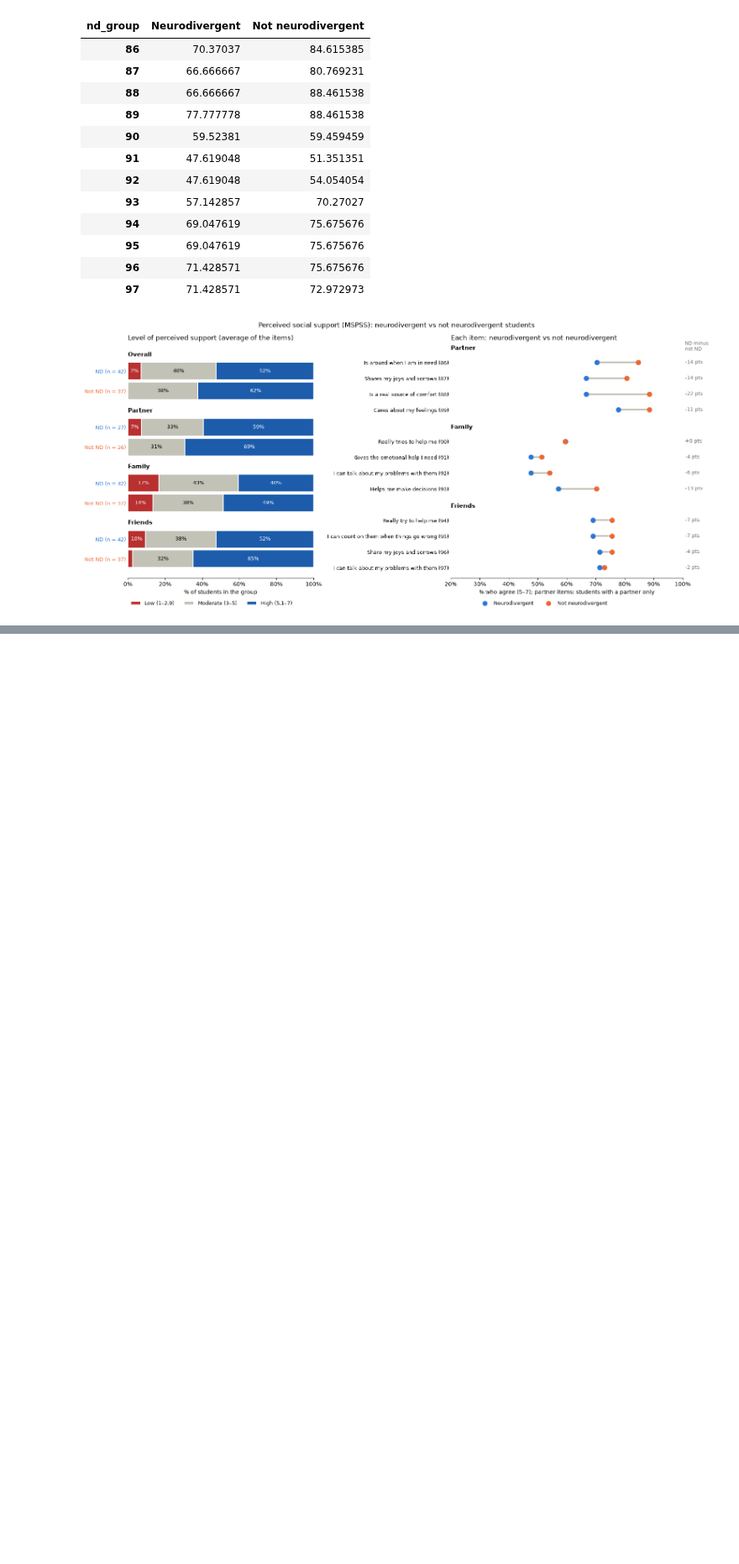
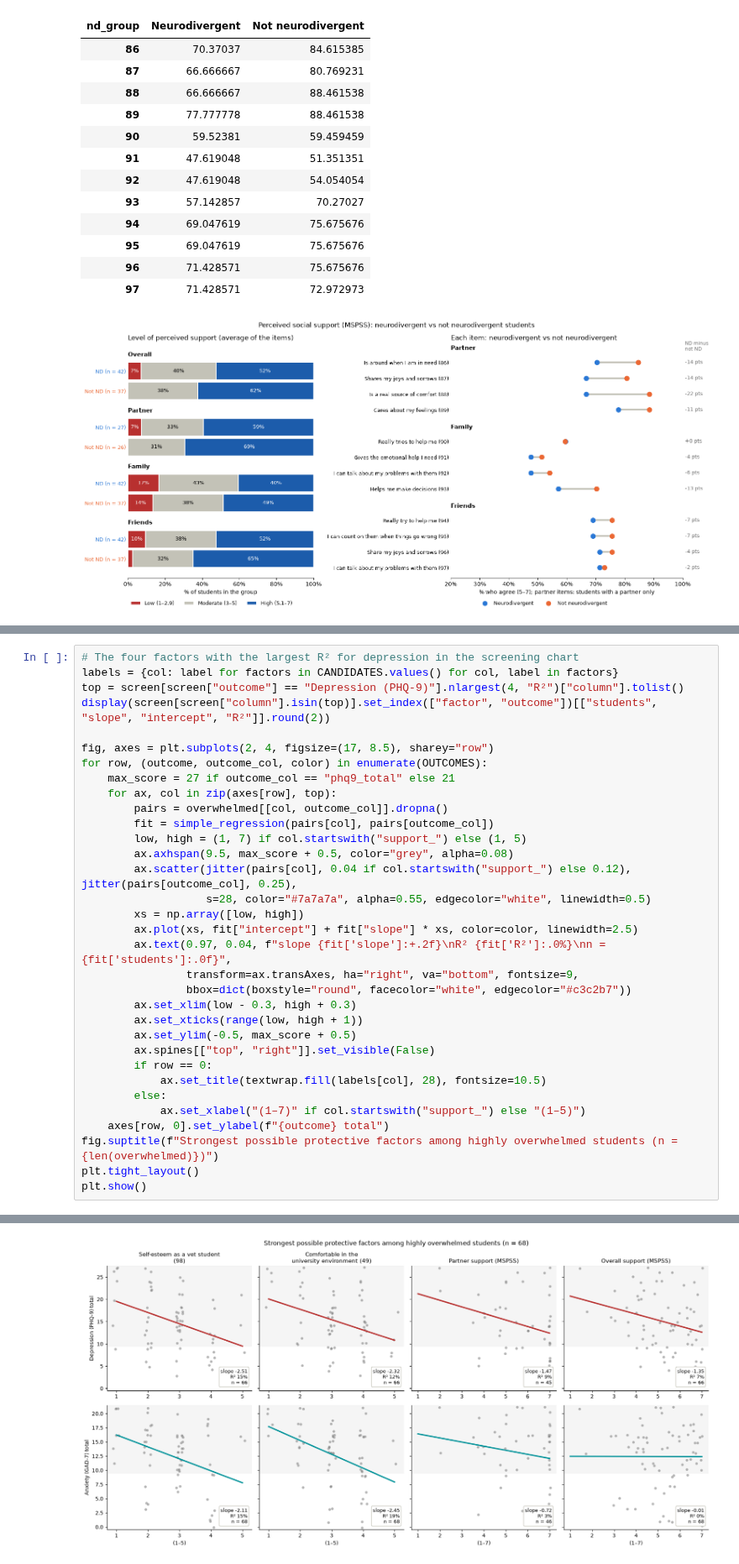
Before and after one commit to CarlaOnate/data-analysis-mental-health-veterinary-medicine-thesis, a Jupyter notebook: cda.ipynb, the cells around one changed output, grey strips where cells are left out. Shown at 84% size. Cells and saved outputs as stored; diff of their text form; blank space fills up the shorter version.

```diff
--- a/cda.ipynb
+++ b/cda.ipynb
@@ -859,0 +1095,34 @@ plt.show()
+# %%
+# The four factors with the largest R² for depression in the screening chart
+labels = {col: label for factors in CANDIDATES.values() for col, label in factors}
+top = screen[screen["outcome"] == "Depression (PHQ-9)"].nlargest(4, "R²")["column"].tolist()
+display(screen[screen["column"].isin(top)].set_index(["factor", "outcome"])[["students", "slope", "intercept", "R²"]].round(2))
+
+fig, axes = plt.subplots(2, 4, figsize=(17, 8.5), sharey="row")
+for row, (outcome, outcome_col, color) in enumerate(OUTCOMES):
+    max_score = 27 if outcome_col == "phq9_total" else 21
+    for ax, col in zip(axes[row], top):
+        pairs = overwhelmed[[col, outcome_col]].dropna()
+        fit = simple_regression(pairs[col], pairs[outcome_col])
+        low, high = (1, 7) if col.startswith("support_") else (1, 5)
+        ax.axhspan(9.5, max_score + 0.5, color="grey", alpha=0.08)
+        ax.scatter(jitter(pairs[col], 0.04 if col.startswith("support_") else 0.12), jitter(pairs[outcome_col], 0.25),
+                   s=28, color="#7a7a7a", alpha=0.55, edgecolor="white", linewidth=0.5)
+        xs = np.array([low, high])
+        ax.plot(xs, fit["intercept"] + fit["slope"] * xs, color=color, linewidth=2.5)
+        ax.text(0.97, 0.04, f"slope {fit['slope']:+.2f}\nR² {fit['R²']:.0%}\nn = {fit['students']:.0f}",
+                transform=ax.transAxes, ha="right", va="bottom", fontsize=9,
+                bbox=dict(boxstyle="round", facecolor="white", edgecolor="#c3c2b7"))
+        ax.set_xlim(low - 0.3, high + 0.3)
+        ax.set_xticks(range(low, high + 1))
+        ax.set_ylim(-0.5, max_score + 0.5)
+        ax.spines[["top", "right"]].set_visible(False)
+        if row == 0:
+            ax.set_title(textwrap.fill(labels[col], 28), fontsize=10.5)
+        else:
+            ax.set_xlabel("(1–7)" if col.startswith("support_") else "(1–5)")
+    axes[row, 0].set_ylabel(f"{outcome} total")
+fig.suptitle(f"Strongest possible protective factors among highly overwhelmed students (n = {len(overwhelmed)})")
+plt.tight_layout()
+plt.show()
+# %% [output]
@@ -859,0 +1139 @@ plt.show()
+[figure, added]
```
Also changed, not shown: parts of 11 cells of this notebook.
